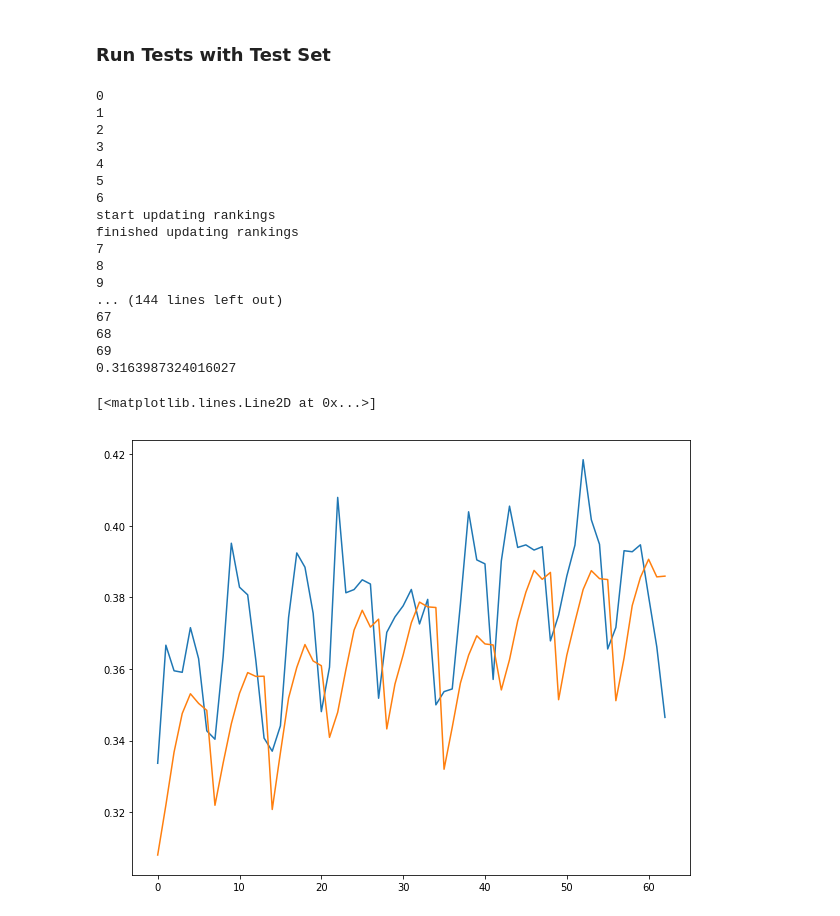
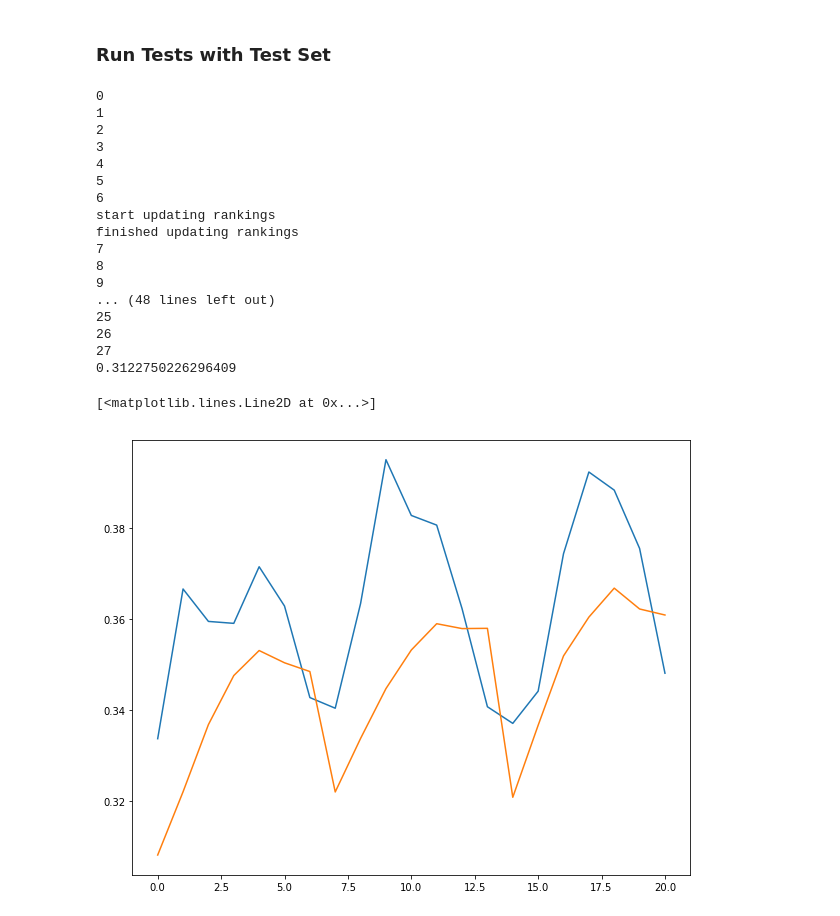
Before and after one commit to tavishcode/fyp, a Jupyter notebook: caching_testv3.ipynb, the cells around one changed output. Drawn from its saved outputs; the diff is of its cells as text; code cells hidden in the pictures.

```diff
--- a/caching_testv3.ipynb
+++ b/caching_testv3.ipynb
@@ -16,3 +16,7 @@ plt.rcParams['figure.figsize'] = [10, 8]
 Drive already mounted at /content/drive; to attempt to forcibly remount, call drive.mount("/content/drive", force_remount=True).
 # %%
 test_set = np.load('drive/My Drive/cache_test.npy')
+# %%
+rand_sample = pd.read_csv('drive/My Drive/rand_sample.csv', index_col=0)
+ixs = rand_sample.index.values
+content_names = ixs
@@ -19,7 +27,7 @@ test_set = np.load('drive/My Drive/cache_test.npy')
 # %%
 # constants
-num_contents = test_set.shape[0]
-sim_length = 7 * 10 # if sim length is not a multiple of 7, the debug pred time series will break!
+num_contents = len(content_names)
+sim_length = 7 * 4 # if sim length is not a multiple of 7, the debug pred time series will break!
 seed = 123
 # %%
 class ContentStore:
@@ -275,7 +289,9 @@ cses = [cnn, lru]
 ### Run Tests with Test Set
 # %%
 # Simulation
-sim_stats = np.zeros((num_contents, sim_length))
+sim_stats = {}
+for name in content_names:
+    sim_stats[name] = np.zeros((sim_length))
 
 for cs in cses:
     np.random.seed(seed)
@@ -283,7 +299,7 @@ for cs in cses:
         # get num requests for each content type for day i
         daily_reqs = test_set[:, i]
         # repeat indexes based on the number of times they appear
-        flat_daily_reqs = np.repeat(np.arange(num_contents, dtype='int'),
+        flat_daily_reqs = np.repeat(content_names,
                                     daily_reqs.astype('int'),
                                     axis=0)
         np.random.shuffle(flat_daily_reqs)
@@ -306,17 +322,28 @@ finished updating rankings
 7
 8
 9
-... (144 lines left out)
-67
-68
-69
-0.3163987324016027
+... (48 lines left out)
+25
+26
+27
+0.3122750226296409
+# %%
+np_sim_stats = np.zeros((len(content_names), sim_length))
+np_pred_stats = np.zeros((len(content_names), sim_length))
+for i, name in enumerate(content_names):
+    if name in sim_stats:
+        np_sim_stats[i] = sim_stats[name]
+    else:
+        np_sim_stats[i] = np.zeros((sim_length))
+    if name in cses[0].pred_time_series:
+        np_pred_stats[i] = cses[0].pred_time_series[name]
+    else:
+        np_pred_stats[i] = np.zeros((sim_length))
+norm_np_sim_stats = MinMaxScaler().fit_transform(np.log1p(np_sim_stats))
 # %%
-ix  = 30
-
-norm_sim_stats = MinMaxScaler().fit_transform(np.log1p(sim_stats))
-plt.plot(norm_sim_stats[ix][7:])
-plt.plot(cses[0].pred_time_series[ix][7:])
+ix = 30
+plt.plot(norm_np_sim_stats[ix][7:])
+plt.plot(np_pred_stats[ix][7:])
 # %% [output]
 [<matplotlib.lines.Line2D at 0x...>]
-[figure, old version]
+[figure, new version]
```
Also changed, not shown: parts of 3 cells of this notebook.
